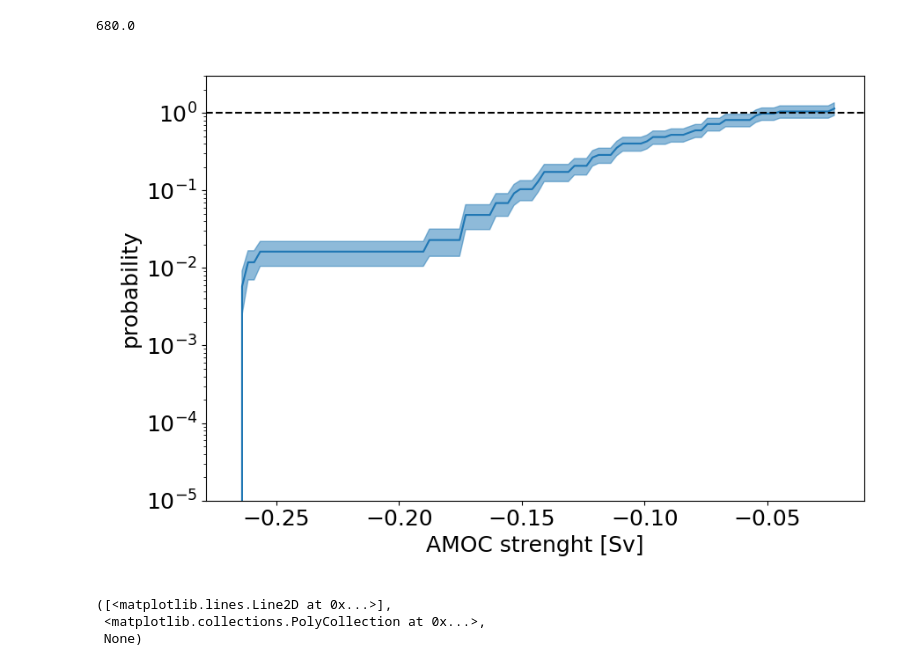
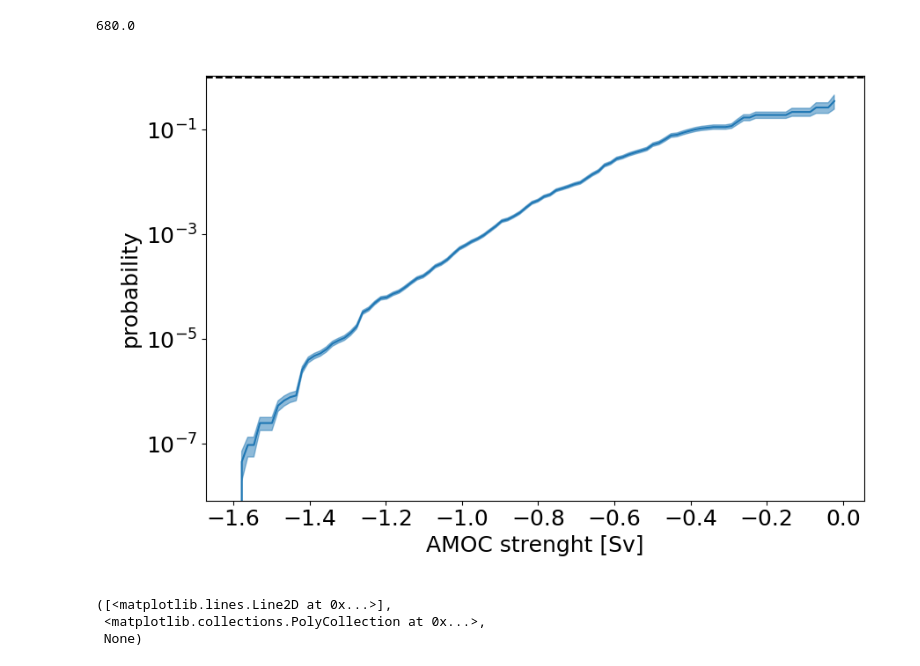
Before and after one commit to AlessandroLovo/REA-Veros, a Jupyter notebook: demo/visualize.ipynb, the cells around one changed output. Cells and saved outputs as stored; diff of their text form; code cells hidden in the pictures.

```diff
--- a/demo/visualize.ipynb
+++ b/demo/visualize.ipynb
@@ -43,7 +47,7 @@ reload(rec)
 # %% [output]
 <module 'rea.reconstruct' from '/media/alessandro/OS/Users/ale57/Documents/0. Lyon/WORK/REA-Veros/demo/../rea/reconstruct.py'>
 # %%
-rec_dict = rec.reconstruct(f'{folder}/i0040')
+rec_dict = rec.reconstruct(f'{folder}/i0002')
 # rec_dict = rec.reconstruct(f'{folder}/i0009')
 # %% [output]
 DONE
@@ -213,7 +217,7 @@ expectation(f, a=-8.1)
 max_obs = -7.5
 min_obs = -8.3
 # %%
-a = np.linspace(min_obs, max_obs, 100)
+a = np.linspace(min_obs*0.99, max_obs*1.01, 100)
 probs = np.array([expectation(f, a=_a) for _a in a])
 # %%
 traj.shape
@@ -226,20 +230,20 @@ traj[-1,0]-traj[0,0] + 5
 # %%
 plt.close(3)
 fig, ax = plt.subplots(num=3, figsize=(9,6))
 
 uplt.errorband(-a,probs, label=f'After {traj[-1,0]-traj[0,0] + 5:.0f} years')
 plt.yscale('log')
-plt.ylim(1e-5,3)
+# plt.ylim(1e-5,3)
 plt.axhline(1, color='black', linestyle='dashed')
 
 plt.xlabel('AMOC strenght [Sv]')
 plt.ylabel('probability')
 
 # plt.title(f'After {traj[-1,0]-traj[0,0] + 5:.0f} years')
 
 fig.tight_layout()
 # %% [output]
-[figure, old version]
+[figure, new version]
 # %%
 uplt.errorband(-a,probs, label=f'After {traj[-1,0]-traj[0,0] + 5:.0f} years')
 # %% [output]
```
Also changed, not shown: parts of 5 cells of this notebook, 4 other files.
